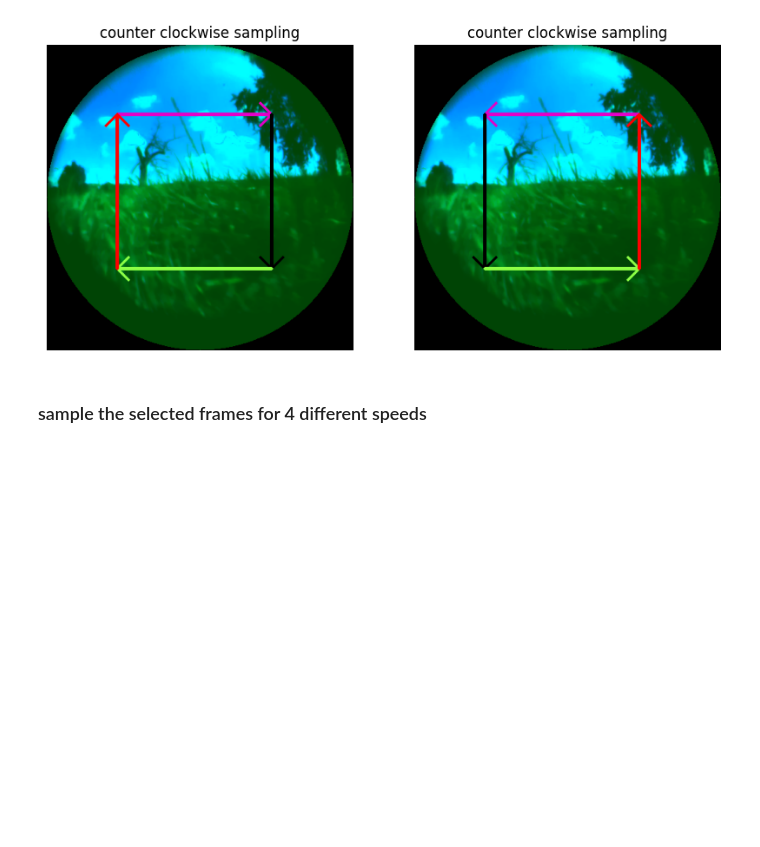
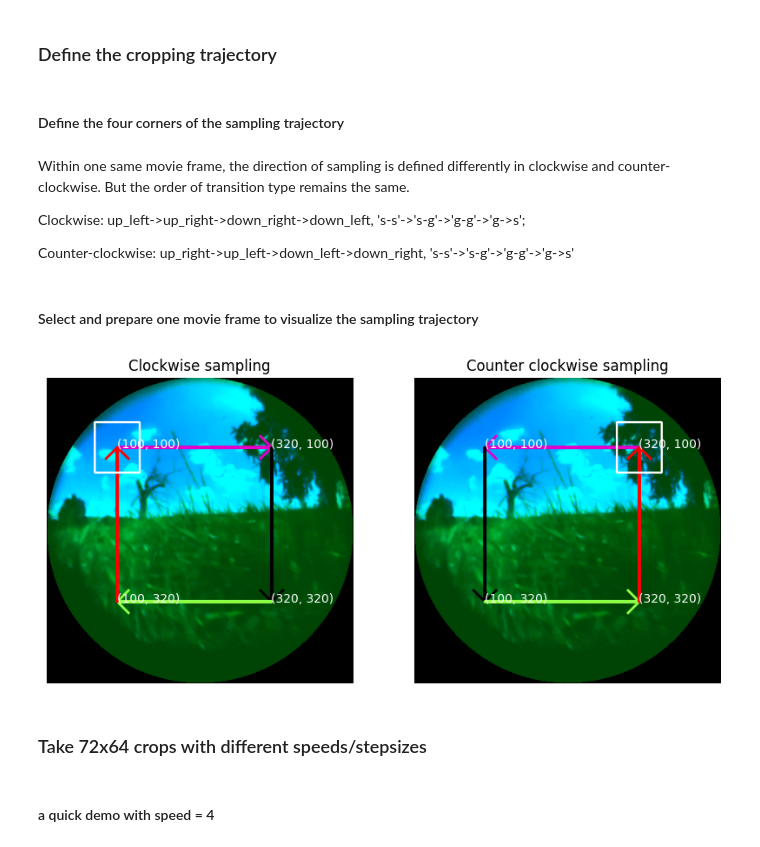
Before and after one commit to eulerlab/rgc-natstim-model, a Jupyter notebook: notebooks/stimulus_generation_clean.ipynb, the cells around one changed output. Drawn from its saved outputs; the diff is of its cells as text; code cells hidden in the pictures; blank space fills up the shorter version.

```diff
--- a/notebooks/stimulus_generation_clean.ipynb
+++ b/notebooks/stimulus_generation_clean.ipynb
@@ -7,4 +7,4 @@ from rgc_natstim_model.utils.nm_vis import img_real2view,get_rectangle_corners,
 import cv2
 import matplotlib.pyplot as plt
 # %%
-data_path = '/gpfs01/euler/data/SharedFiles/projects/Hoefling2024/data/simulation/stim_gen/'
+data_path = '/gpfs01/euler/data/SharedFiles/projects/Hoefling2024/data/simulation/stimulus_generation/'
@@ -25,0 +25,7 @@ print(selected_horizon_prediction.shape)
+# %%
+frame_idx = 0
+plt.imshow(img_real2view(selected_movie_frames[frame_idx][...,::-1]))
+for pp in range(15):
+    xx,yy = selected_horizon_prediction[frame_idx,pp,:2]
+    plt.scatter(xx,yy,color='r')
+plt.title("An example frame with predicted horizon points")
@@ -26 +35,13 @@ print(selected_horizon_prediction.shape)
+# %% [markdown]
+### Define the cropping trajectory
+# %% [markdown]
+#### Define the four corners of the sampling trajectory
+# %% [markdown]
+Within one same movie frame, the direction of sampling is defined differently in clockwise and counter-clockwise. But the order of transition type remains the same.
+
+
+Clockwise: up_left->up_right->down_right->down_left, 's-s'->'s-g'->'g-g'->'g->s';
+
+
+Counter-clockwise: up_right->up_left->down_left->down_right, 's-s'->'s-g'->'g-g'->'g->s'
 # %%
@@ -29,32 +49,39 @@ up_left = (100,100)
 up_right = (320,100)
 down_left = (100,320)
 down_right = (320,320)
+# %% [markdown]
+#### Select and prepare one movie frame to visualize the sampling trajectory
+# %%
+horizon_xys = selected_horizon_prediction[frame_idx,:,:2]
+trace = np.copy(selected_movie_frames[frame_idx])
+R_trace = np.copy(selected_movie_frames[frame_idx])
 # %%
 fig,ax = plt.subplots(1,2,figsize=(10,5),facecolor='white')
-for i in range(len(selected_movie_frames)):
-    horizon_xys = selected_horizon_prediction[i,:,:2]
 
-    trace = np.copy(selected_movie_frames[i])
-    R_trace = np.copy(selected_movie_frames[i])
-    ## visualize the clock-wise sampling
-    # cv2.rectangle(trace,up_left,down_right,color = (255,255,255),thickness=2)
-    cv2.arrowedLine(trace,up_left,up_right,color = (200,0,200),thickness = 3)
-    cv2.arrowedLine(trace,up_right,down_right,color = (0,0,0),thickness = 3)
-    cv2.arrowedLine(trace,down_right,down_left,color = (70,255,70),thickness = 3)
-    cv2.arrowedLine(trace,down_left,up_left,color = (0,0,255),thickness = 3)
+## visualize the clock-wise sampling
+cv2.arrowedLine(trace,up_left,up_right,color = (200,0,200),thickness = 3)
+cv2.arrowedLine(trace,up_right,down_right,color = (0,0,0),thickness = 3)
+cv2.arrowedLine(trace,down_right,down_left,color = (70,255,70),thickness = 3)
+cv2.arrowedLine(trace,down_left,up_left,color = (0,0,255),thickness = 3)
+cv2.rectangle(trace,(100-32,100-36),(100+32,100+36),color = (255,255,255),thickness =2)
 
-    ax[0].imshow(img_real2view(trace[...,::-1]))
-    ax[0].set_title('counter clockwise sampling')
-    ax[0].axis('off')
+ax[0].imshow(img_real2view(trace[...,::-1]))
+ax[0].set_title('Clockwise sampling')
+ax[0].axis('off')
 
-    ## visualize the counter-clock-wise sampling
-    cv2.arrowedLine(R_trace,up_right,up_left,color = (200,0,200),thickness = 3)
-    cv2.arrowedLine(R_trace,up_left,down_left,color = (0,0,0),thickness = 3)
-    cv2.arrowedLine(R_trace,down_left,down_right,color = (70,255,70),thickness = 3)
-    cv2.arrowedLine(R_trace,down_right,up_right,color = (0,0,255),thickness = 3)
-    ax[1].imshow(img_real2view(R_trace[...,::-1]))
-    ax[1].set_title('counter clockwise sampling')
-    ax[1].axis('off')
-    break
+## visualize the counter-clock-wise sampling
+cv2.arrowedLine(R_trace,up_right,up_left,color = (200,0,200),thickness = 3)
+cv2.arrowedLine(R_trace,up_left,down_left,color = (0,0,0),thickness = 3)
+cv2.arrowedLine(R_trace,down_left,down_right,color = (70,255,70),thickness = 3)
+cv2.arrowedLine(R_trace,down_right,up_right,color = (0,0,255),thickness = 3)
+cv2.rectangle(R_trace,(320-32,100-36),(320+32,100+36),color = (255,255,255),thickness = 2)
+ax[1].imshow(img_real2view(R_trace[...,::-1]))
+ax[1].set_title('Counter clockwise sampling')
+ax[1].axis('off')
+
+## annotate the corners of the cropping trajectory
+for xx in range(2):
+    for coor in [up_left,up_right,down_left,down_right]:
+        ax[xx].annotate('{}'.format(coor),coor,color = 'white')
 # %% [output]
-[figure, old version]
+[figure, new version]
@@ -63,3 +88,3 @@ for i in range(len(selected_movie_frames)):
-# %% [markdown]
-### sample the selected frames for 4 different speeds
+# %% [markdown]
+### Take 72x64 crops with different speeds/stepsizes
 # %%
@@ -67 +92,3 @@ speeds = [4,12,20,28] # unit: pxl jump per sample
+# %% [markdown]
+#### a quick demo with speed = 4
 # %%
```
Also changed, not shown: parts of 41 cells of this notebook, 4 other files.
